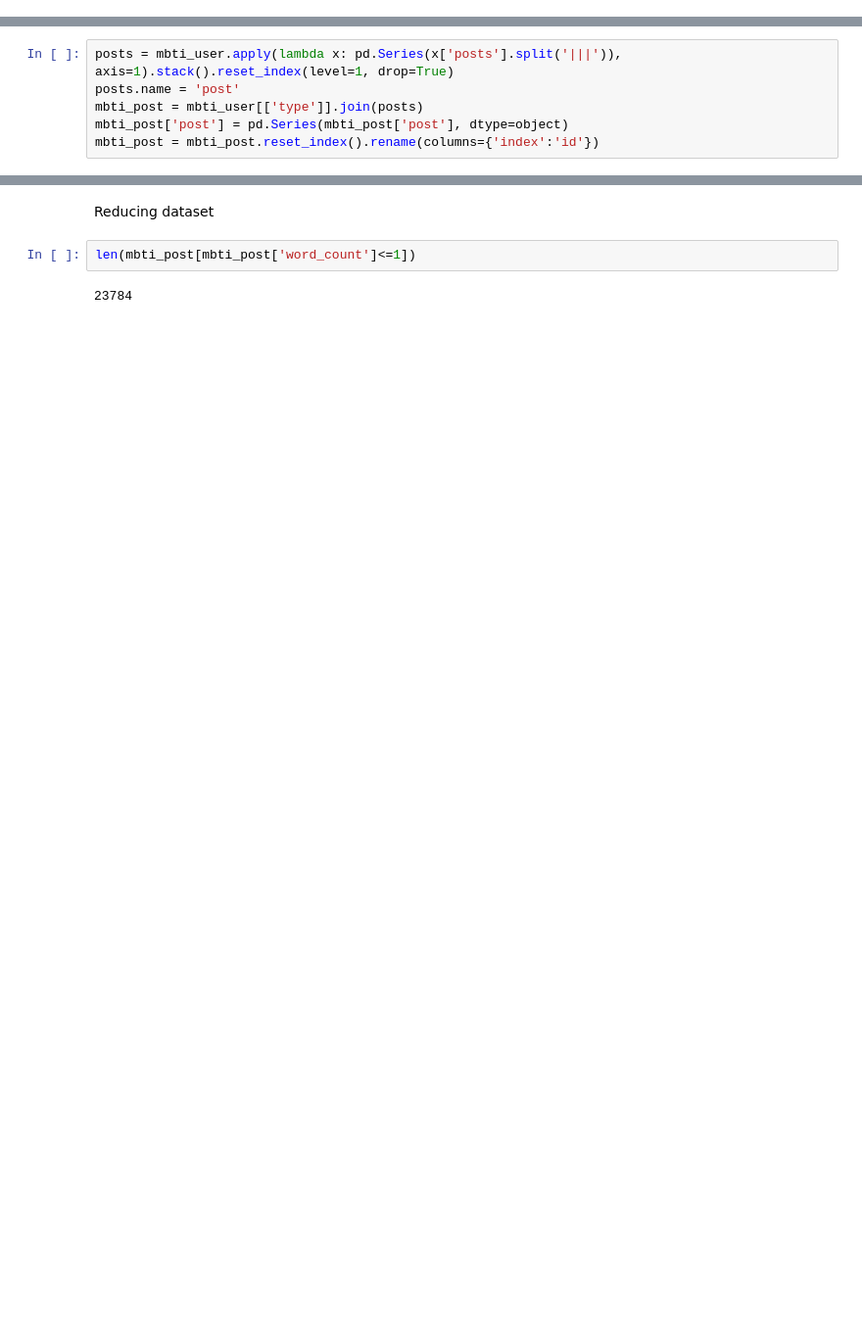
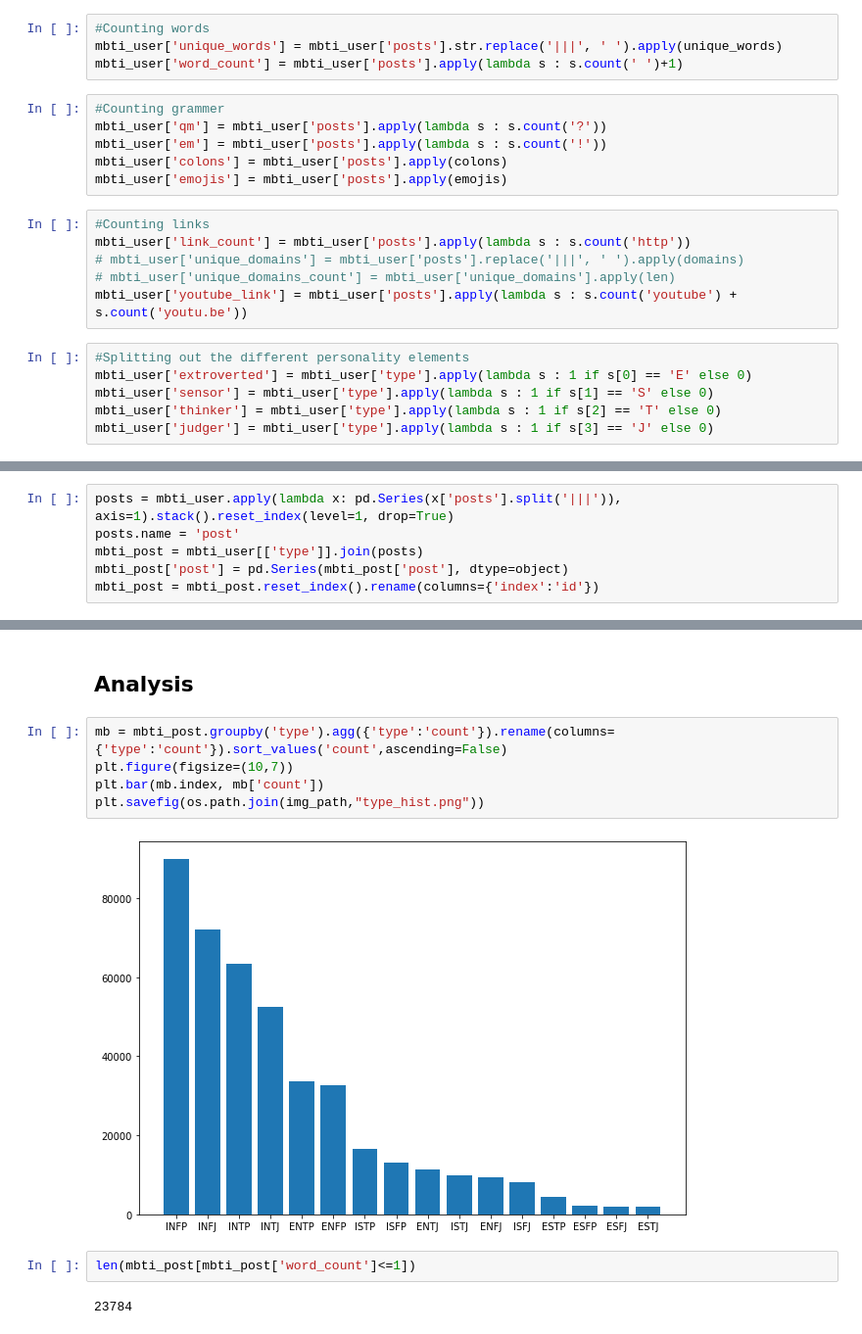
Before and after one commit to esharma3/myers-briggs-personality-prediction, a Jupyter notebook: individual work/kat.ipynb, the cells around one changed output, grey strips where cells are left out. Shown at 98% size. Drawn from its saved outputs; the diff is of its cells as text; blank space fills up the shorter version.

Commit message:
Add unique domains back. Create and save histograms.

```diff
--- a/individual work/kat.ipynb
+++ b/individual work/kat.ipynb
@@ -80,0 +45,22 @@ Analysis per post
+# %%
+#Counting words
+mbti_user['unique_words'] = mbti_user['posts'].str.replace('|||', ' ').apply(unique_words)
+mbti_user['word_count'] = mbti_user['posts'].apply(lambda s : s.count(' ')+1)
+# %%
+#Counting grammer
+mbti_user['qm'] = mbti_user['posts'].apply(lambda s : s.count('?'))
+mbti_user['em'] = mbti_user['posts'].apply(lambda s : s.count('!'))
+mbti_user['colons'] = mbti_user['posts'].apply(colons)
+mbti_user['emojis'] = mbti_user['posts'].apply(emojis)
+# %%
+#Counting links
+mbti_user['link_count'] = mbti_user['posts'].apply(lambda s : s.count('http'))
+# mbti_user['unique_domains'] = mbti_user['posts'].replace('|||', ' ').apply(domains)
+# mbti_user['unique_domains_count'] = mbti_user['unique_domains'].apply(len)
+mbti_user['youtube_link'] = mbti_user['posts'].apply(lambda s : s.count('youtube') + s.count('youtu.be'))
+# %%
+#Splitting out the different personality elements
+mbti_user['extroverted'] = mbti_user['type'].apply(lambda s : 1 if s[0] == 'E' else 0)
+mbti_user['sensor'] = mbti_user['type'].apply(lambda s : 1 if s[1] == 'S' else 0)
+mbti_user['thinker'] = mbti_user['type'].apply(lambda s : 1 if s[2] == 'T' else 0)
+mbti_user['judger'] = mbti_user['type'].apply(lambda s : 1 if s[3] == 'J' else 0)
@@ -120,8 +117,15 @@ mbti_post.head()
 | 2 | 0 | INFJ | enfp and intj moments https://www... | enfp and intj moments youtube | 6 | 6 | 2 | 2 | 30 | ... |
 | 3 | 0 | INFJ | What has been the most life-chang... | What has been the most life-chang... | 10 | 10 | 0 | 0 | 61 | ... |
 | 4 | 0 | INFJ | http://www.youtube.com/watch?v=vX... | youtube | 1 | 1 | 2 | 2 | 7 | ... |
-# %% [markdown]
-Reducing dataset
+# %% [markdown]
+## Analysis
+# %%
+mb = mbti_post.groupby('type').agg({'type':'count'}).rename(columns={'type':'count'}).sort_values('count',ascending=False)
+plt.figure(figsize=(10,7))
+plt.bar(mb.index, mb['count'])
+plt.savefig(os.path.join(img_path,"type_hist.png"))
+# %% [output]
+[figure, added]
 # %%
 len(mbti_post[mbti_post['word_count']<=1])
 # %% [output]
```
Also changed, not shown: parts of 29 cells of this notebook.
